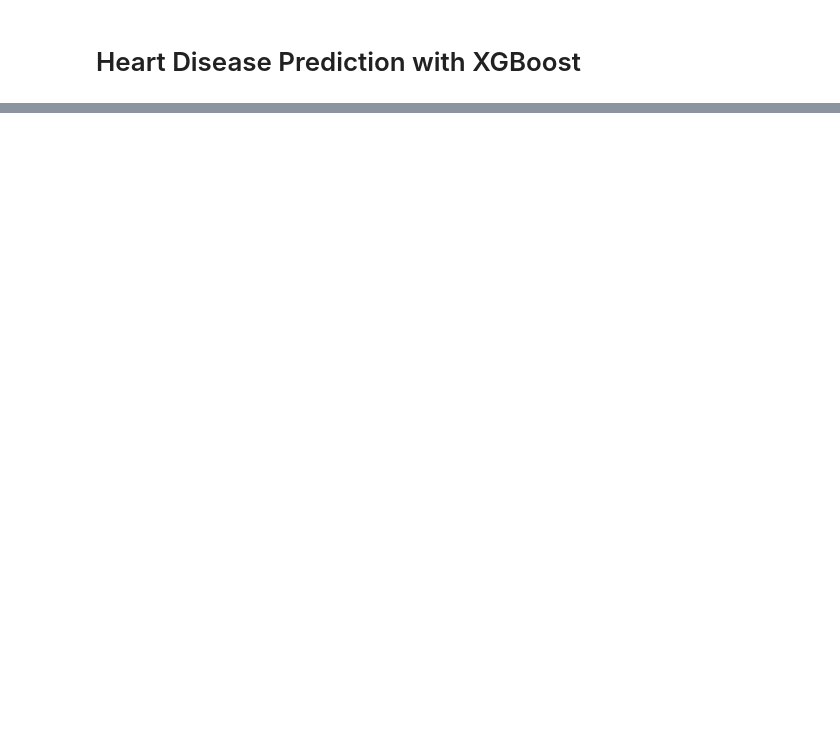
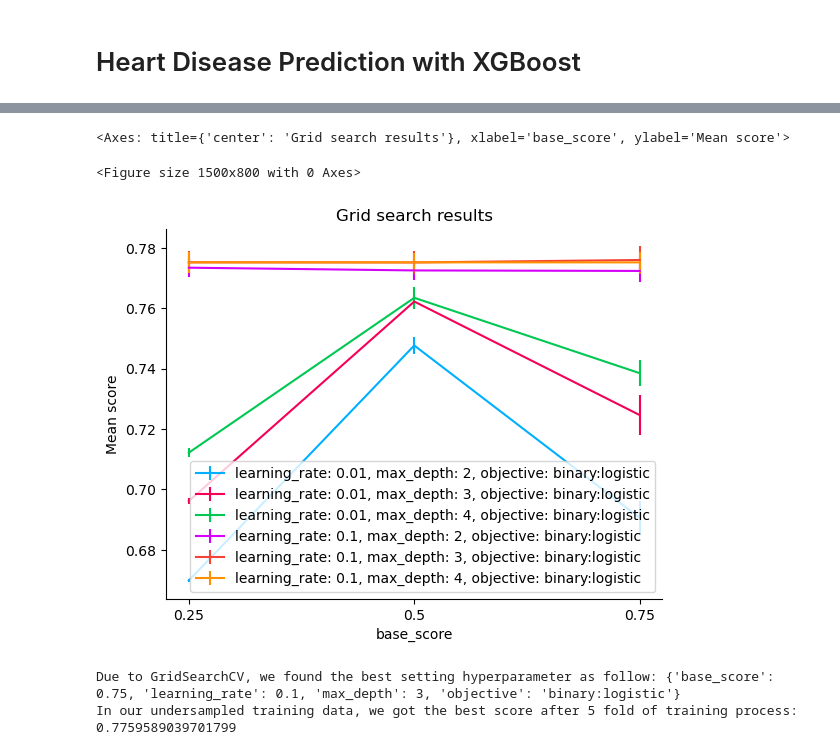
Before and after one commit to lennyqd/FDS-Project-Heart-Disease-Prediction-with-XGBoost, a Jupyter notebook: [PROJECT] Heart Disease Prediction with XGBoost.ipynb, the cells around one changed output, grey strips where cells are left out. Saved outputs shown, nothing was run; the diff lists cells and outputs as text; code cells hidden in the pictures; blank space fills up the shorter version.

```diff
--- a/[PROJECT] Heart Disease Prediction with XGBoost.ipynb
+++ b/[PROJECT] Heart Disease Prediction with XGBoost.ipynb
@@ -27,0 +418,17 @@ Hachcham, Aymane. “XGBoost: Everything You Need to Know.” Neptune.Ai, 11 Aug
+# %%
+from xgboost import XGBClassifier
+
+xgb_model = XGBClassifier()
+from sklearn.model_selection import GridSearchCV
+parameters = {
+          'learning_rate': [0.1, 0.01],
+          'max_depth': range(2,5),
+          'objective':['binary:logistic'],
+          'base_score': [0.25,0.5,0.75]
+          }
+clf = GridSearchCV(
+    estimator=xgb_model,
+    param_grid=parameters
+)
+
+clf.fit(x_under, y_under)
@@ -27,0 +496,15 @@ Hachcham, Aymane. “XGBoost: Everything You Need to Know.” Neptune.Ai, 11 Aug
+# %%
+from sklearn_evaluation import plot
+from sklearn_evaluation.plot import grid_search
+plt.figure(figsize=(15,8))
+grid_search(clf.cv_results_, change='base_score')
+# %% [output]
+<Axes: title={'center': 'Grid search results'}, xlabel='base_score', ylabel='Mean score'>
+<Figure size 1500x800 with 0 Axes>
+[figure, added]
+# %%
+print("Due to GridSearchCV, we found the best setting hyperparameter as follow:", clf.best_params_)
+print("In our undersampled training data, we got the best score after 5 fold of training process:", clf.best_score_)
+# %% [output]
+Due to GridSearchCV, we found the best setting hyperparameter as follow: {'base_score': 0.75, 'learning_rate': 0.1, 'max_depth': 3, 'objective': 'binary:logistic'}
+In our undersampled training data, we got the best score after 5 fold of training process: 0.7759589039701799
```
Also changed, not shown: parts of 44 cells of this notebook, 8 other files.
